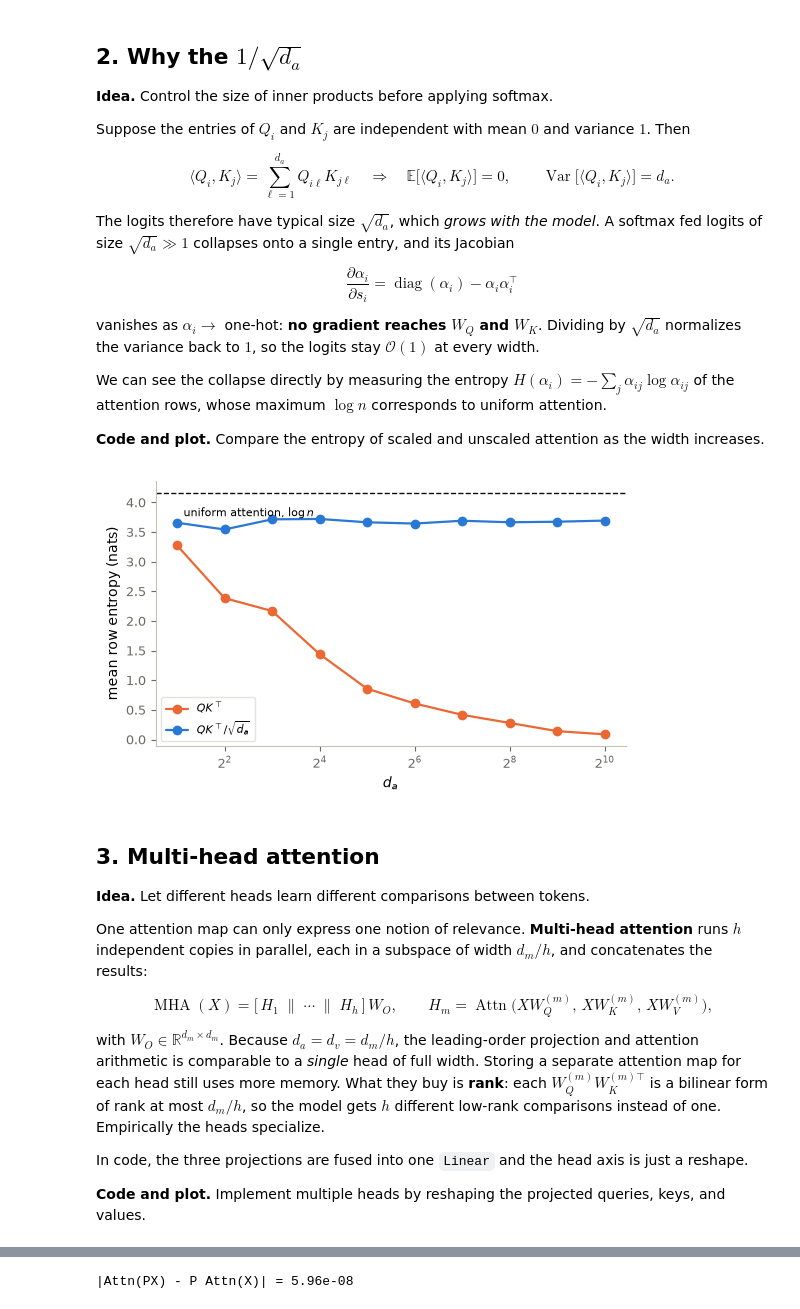
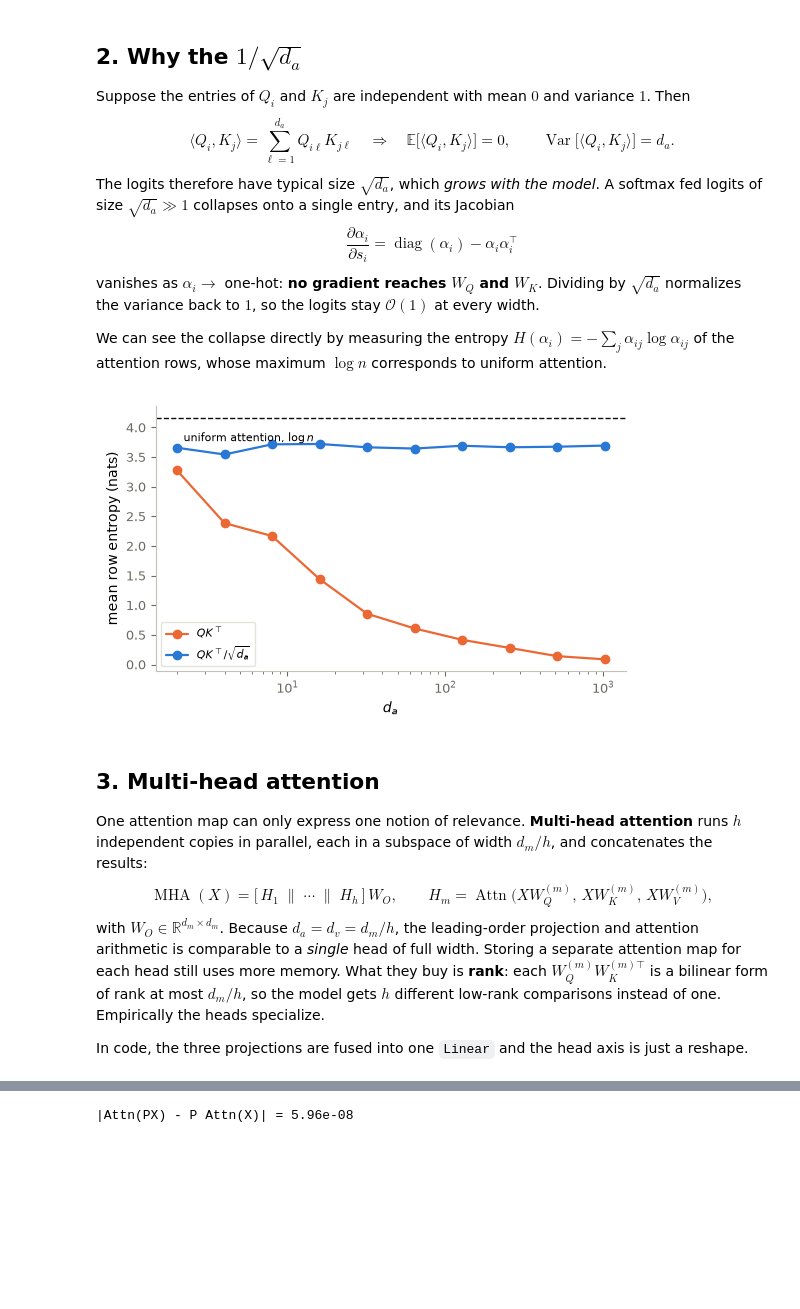
Before and after one commit to cml-fau/mfcml, a Jupyter notebook: notebooks/15_transformers.ipynb, the cells around one changed output, grey strips where cells are left out. Cells and saved outputs as stored; diff of their text form; code cells hidden in the pictures; blank space fills up the shorter version.

```diff
--- a/notebooks/15_transformers.ipynb
+++ b/notebooks/15_transformers.ipynb
@@ -98,71 +104,58 @@ plt.show()
 # %% [markdown]
 ## 2. Why the $1/\sqrt{d_a}$
 
-**Idea.** Control the size of inner products before applying softmax.
-
 Suppose the entries of $Q_i$ and $K_j$ are independent with mean $0$ and variance $1$. Then
-
 $$
 \langle Q_i, K_j \rangle = \sum_{\ell=1}^{d_a} Q_{i\ell} K_{j\ell}
 \quad\Longrightarrow\quad
 \mathbb{E}\big[\langle Q_i, K_j\rangle\big] = 0, \qquad
 \operatorname{Var}\big[\langle Q_i, K_j\rangle\big] = d_a .
 $$
-
 The logits therefore have typical size $\sqrt{d_a}$, which *grows with the model*. A softmax fed logits of
 size $\sqrt{d_a} \gg 1$ collapses onto a single entry, and its Jacobian
-
 $$
 \frac{\partial \alpha_i}{\partial s_i} = \operatorname{diag}(\alpha_i) - \alpha_i \alpha_i^\top
 $$
-
 vanishes as $\alpha_i \to$ one-hot: **no gradient reaches $W_Q$ and $W_K$**. Dividing by $\sqrt{d_a}$
 normalizes the variance back to $1$, so the logits stay $\mathcal{O}(1)$ at every width.
 
 We can see the collapse directly by measuring the entropy $H(\alpha_i) = -\sum_j \alpha_{ij}\log \alpha_{ij}$
 of the attention rows, whose maximum $\log n$ corresponds to uniform attention.
-
-**Code and plot.** Compare the entropy of scaled and unscaled attention as the width increases.
 # %%
 n, ds = 64, [2, 4, 8, 16, 32, 64, 128, 256, 512, 1024]
 entropy = {True: [], False: []}
 for d in ds:
     Q, K = torch.randn(n, d), torch.randn(n, d)
     for scaled in (True, False):
         A = (Q @ K.T / (d ** 0.5 if scaled else 1.0)).softmax(dim=1)
         entropy[scaled].append(-(A * A.clamp_min(1e-12).log()).sum(1).mean().item())
 
 fig, ax = P.panels(figsize=(5.5, 3.4))
-P.curves(ax, ds, {r"$QK^\top$": (entropy[False], {"color": P.ORANGE, "marker": "o", "base": 2}),
-                r"$QK^\top/\sqrt{d_a}$": (entropy[True], {"color": P.BLUE, "marker": "o", "base": 2})},
-       log="x", xlabel="$d_a$", ylabel="mean row entropy (nats)")
+P.curves(ax, ds, {r"$QK^\top$": (entropy[False], {"color": P.ORANGE, "marker": "o"}),
+                  r"$QK^\top/\sqrt{d_a}$": (entropy[True], {"color": P.BLUE, "marker": "o"})},
+         log="x", xlabel="$d_a$", ylabel="mean row entropy (nats)")
 ax.axhline(np.log(n), ls="--", color=P.INK, lw=1)
 ax.text(2.2, np.log(n) - 0.4, "uniform attention, $\\log n$", fontsize=8)
 plt.show()
 # %% [output]
-[figure, old version]
+[figure, new version]
 # %% [markdown]
 ## 3. Multi-head attention
 
-**Idea.** Let different heads learn different comparisons between tokens.
-
 One attention map can only express one notion of relevance. **Multi-head attention** runs $h$ independent
 copies in parallel, each in a subspace of width $d_m/h$, and concatenates the results:
-
 $$
 \operatorname{MHA}(X) = \big[\,H_1 \;\|\; \cdots \;\|\; H_h\,\big]\, W_O,
 \qquad
 H_m = \operatorname{Attn}\!\big(X W_Q^{(m)},\, X W_K^{(m)},\, X W_V^{(m)}\big),
 $$
-
-with $W_O \in \mathbb{R}^{d_m \times d_m}$. Because $d_a = d_v = d_m/h$, the leading-order projection and attention arithmetic is comparable to a *single*
-head of full width. Storing a separate attention map for each head still uses more memory. What they buy is **rank**: each $W_Q^{(m)} W_K^{(m)\top}$ is a
-bilinear form of rank at most $d_m/h$, so the model gets $h$ different low-rank comparisons instead of one.
+with $W_O \in \mathbb{R}^{d_m \times d_m}$. Because $d_a = d_v = d_m/h$, the leading-order projection and
+attention arithmetic is comparable to a *single* head of full width. Storing a separate attention map for
+each head still uses more memory. What they buy is **rank**: each $W_Q^{(m)} W_K^{(m)\top}$ is a bilinear
+form of rank at most $d_m/h$, so the model gets $h$ different low-rank comparisons instead of one.
 Empirically the heads specialize.
 
 In code, the three projections are fused into one `Linear` and the head axis is just a reshape.
-
-**Code and plot.** Implement multiple heads by reshaping the projected queries, keys, and values.
 # %%
 def attention(Q, K, V):                                  # Q,K,V: [..., n, d]
     A = (Q @ K.transpose(-2, -1) / K.shape[-1] ** 0.5).softmax(dim=-1)
```
Also changed, not shown: parts of 40 cells of this notebook, 12 other files.
